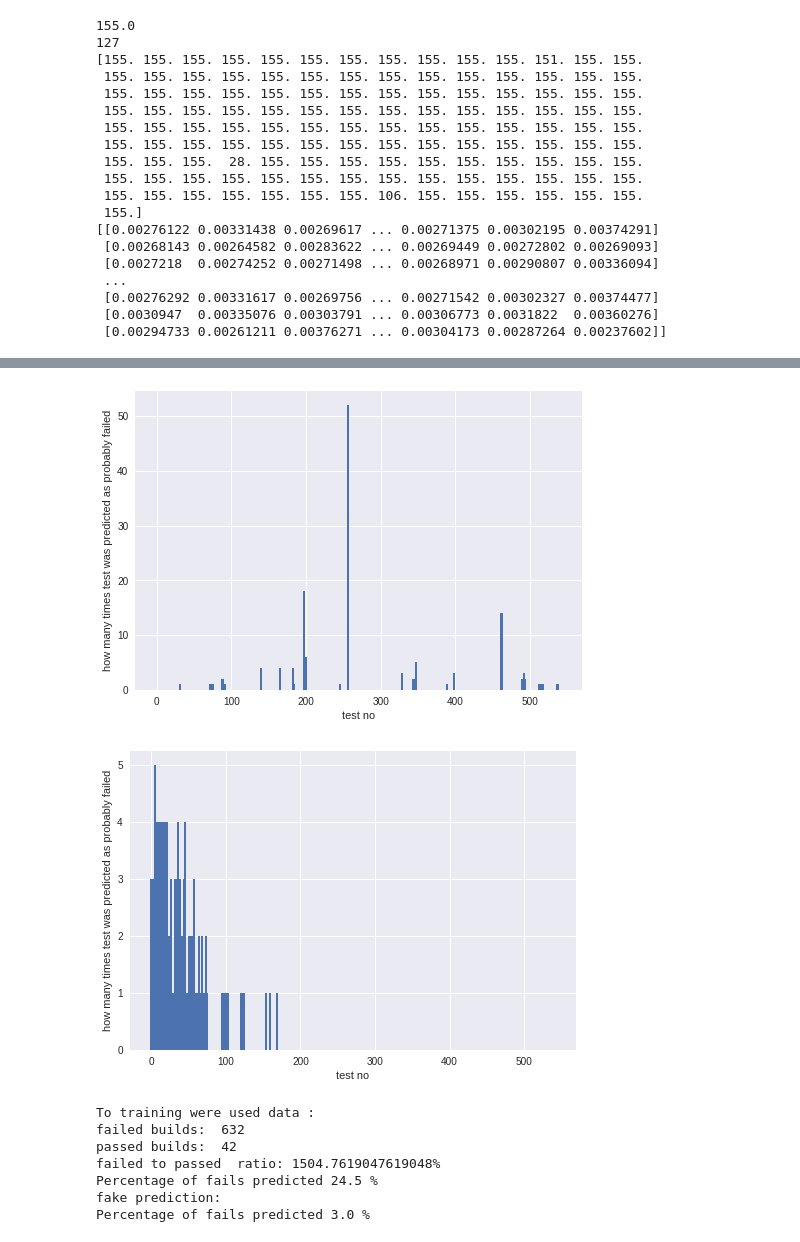
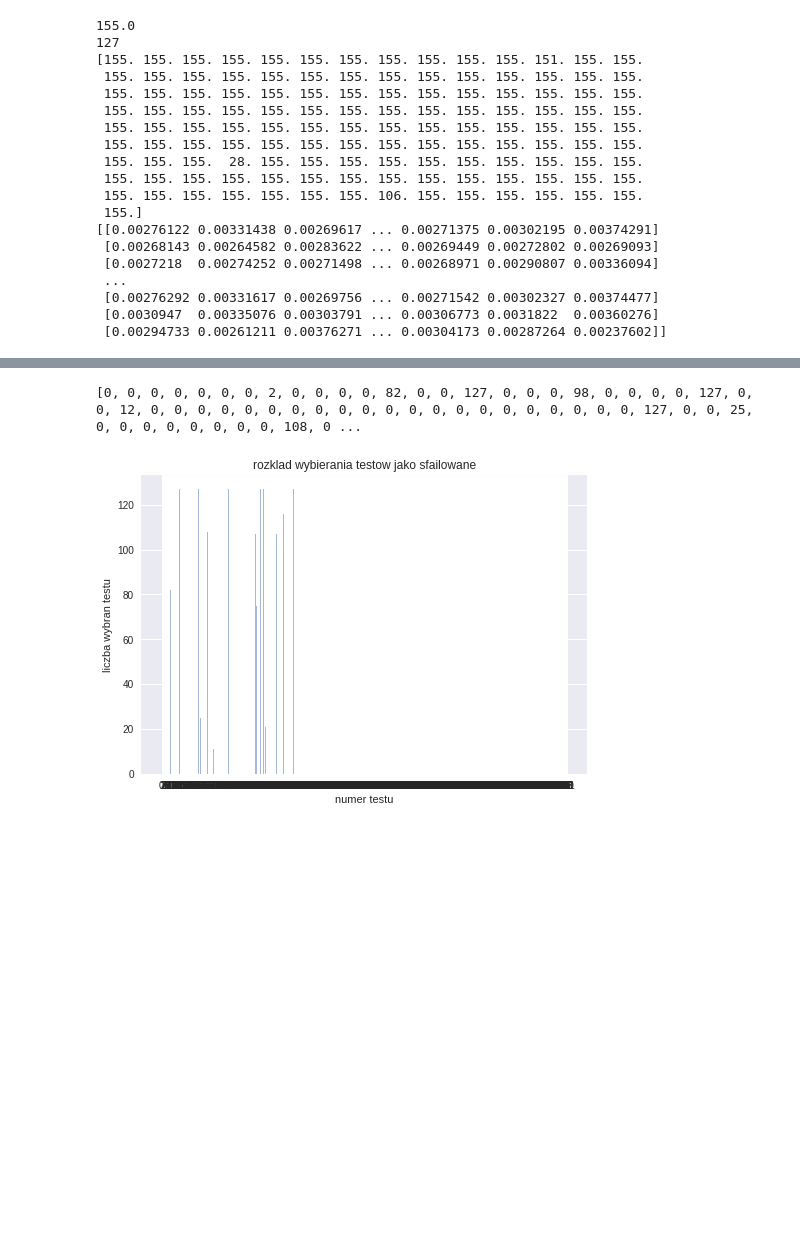
Before and after one commit to seraffin/FailOmen, a Jupyter notebook: Pola/Workspace_SVM.ipynb, the cells around one changed output, grey strips where cells are left out. Drawn from its saved outputs; the diff is of its cells as text; code cells hidden in the pictures; blank space fills up the shorter version.

```diff
--- a/Pola/Workspace_SVM.ipynb
+++ b/Pola/Workspace_SVM.ipynb
@@ -511,22 +458,26 @@ fake_distribution_array = count_distribution(fake_predictions_matrix)
-# %%
-create_plot(range(len(distribution_array)), distribution_array)
-
-# fake plot
-create_plot(range(len(fake_distribution_array)), fake_distribution_array)
-# %% [output]
-[figure, removed]
-[figure, removed]
-# %%
-count_fail_to_pass_ratio(yReduced)
-evaluation(predictions,15,yTest)
-# evaluate random prediction
-print("fake prediction: ")
-evaluation(fake_predictions_matrix, 15, yTest)
-# %% [output]
-To training were used data :
-failed builds:  632
-passed builds:  42
-failed to passed  ratio: 1504.7619047619048%
-Percentage of fails predicted 24.5 %
-fake prediction:
-Percentage of fails predicted 3.0 %
+# %%
+#jakie klasy byly naczesciej(zjadowaly sie w pierwszej 15 najbardziej prawdopodobnych) wybierane
+char_data = [0 for svm_class in svm_labels]
+i = 0
+for prob_prediction in proba_predictions:
+  pair_prob_prediction = [(idx, element) for idx, element in enumerate(prob_prediction)]
+  sorted_prob_prediction = list(prob_prediction)
+  pair_prob_prediction_sorted = sorted(pair_prob_prediction, key=lambda ele: ele[1])
+  best_pred = pair_prob_prediction_sorted[-15:]
+  for pred_class in best_pred:
+    char_data[pred_class[0]] += 1
+
+#   if i == 2 : break
+
+print(char_data)
+y_pos = range(len(svm_labels))
+performance = char_data
+plt.bar(y_pos, performance, align='center', alpha=0.5)
+plt.xticks(y_pos)
+plt.ylabel('liczba wybran testu')
+plt.xlabel('numer testu')
+plt.title('rozklad wybierania testow jako sfailowane')
+plt.show()
+# %% [output]
+[0, 0, 0, 0, 0, 0, 0, 2, 0, 0, 0, 0, 82, 0, 0, 127, 0, 0, 0, 98, 0, 0, 0, 0, 127, 0, 0, 12, 0, 0, 0, 0, 0, 0, 0, 0, 0, 0, 0, 0, 0, 0, 0, 0, 0, 0, 0, 0, 0, 127, 0, 0, 25, 0, 0, 0, 0, 0, 0, 0, 0, 108, 0 ...
+[figure, added]
```
Also changed, not shown: parts of 6 cells of this notebook.
